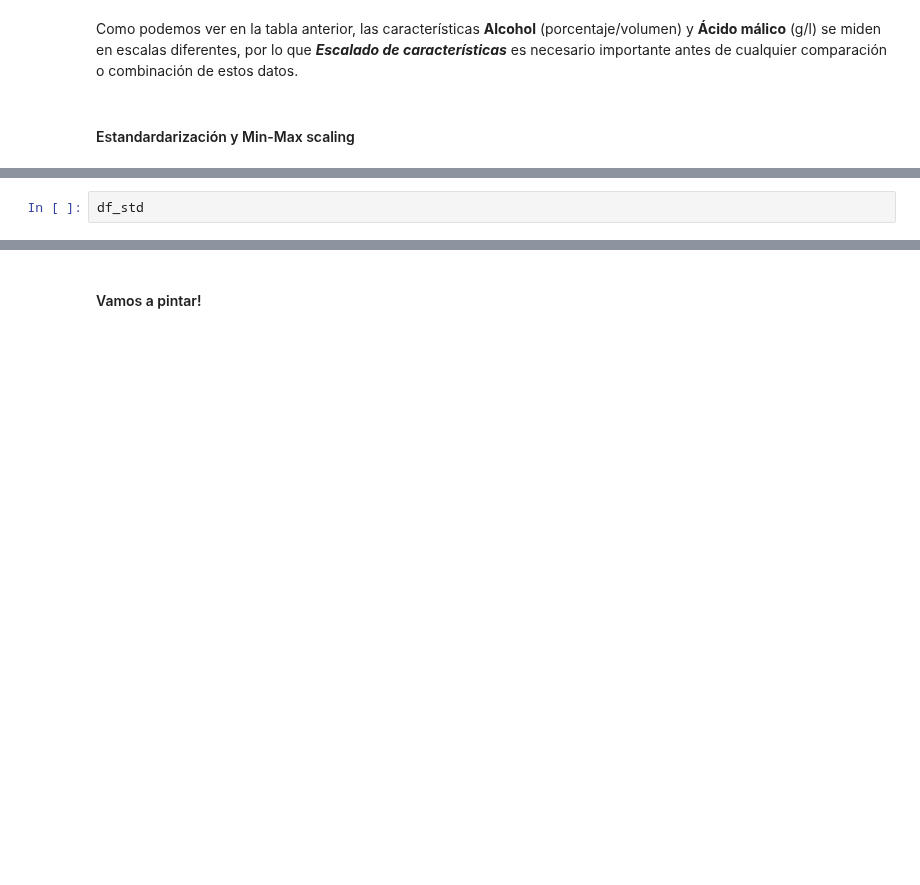
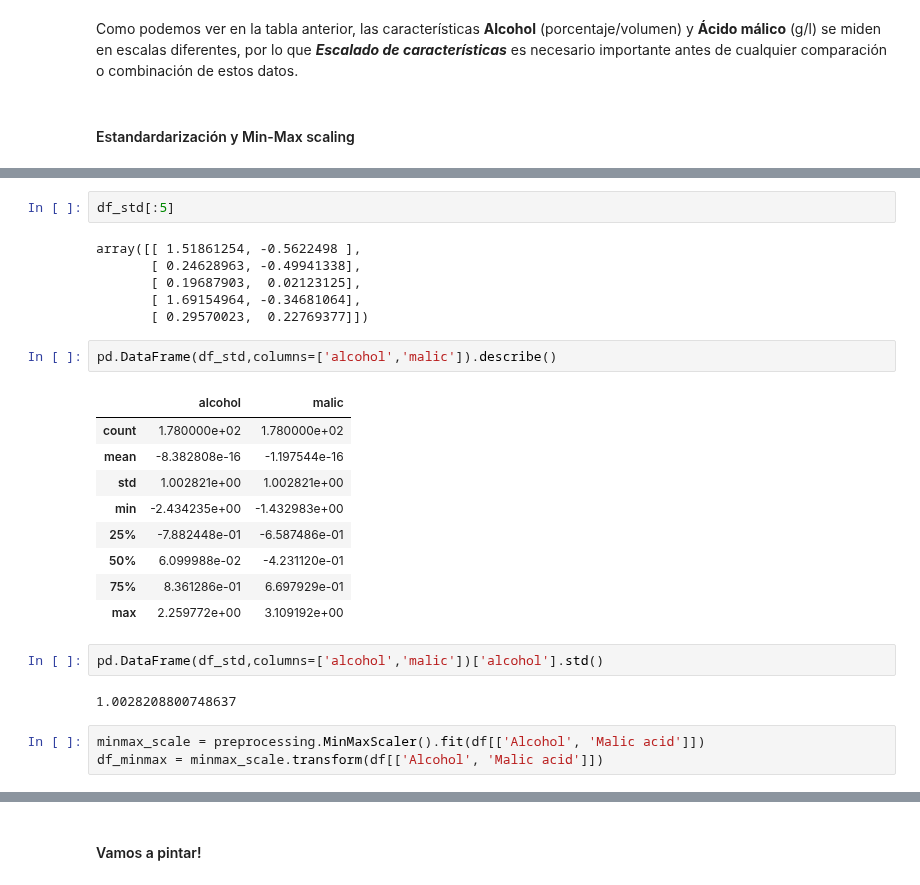
Before and after one commit to isotomor/DSPT_TBS_SVL_0922, a Jupyter notebook: 2-Data Analytics/7-Feature_engineering/3-Numerical Features/Numerical_Features-Data Analysis.ipynb, the cells around one changed output, grey strips where cells are left out. Cells and saved outputs as stored; diff of their text form; blank space fills up the shorter version.

```diff
--- a/2-Data Analytics/7-Feature_engineering/3-Numerical Features/Numerical_Features-Data Analysis.ipynb
+++ b/2-Data Analytics/7-Feature_engineering/3-Numerical Features/Numerical_Features-Data Analysis.ipynb
@@ -134,2 +189,27 @@ df_minmax = minmax_scale.transform(df[['Alcohol', 'Malic acid']])
 # %%
-df_std
+df_std[:5]
+# %% [output]
+array([[ 1.51861254, -0.5622498 ],
+       [ 0.24628963, -0.49941338],
+       [ 0.19687903,  0.02123125],
+       [ 1.69154964, -0.34681064],
+       [ 0.29570023,  0.22769377]])
+# %%
+pd.DataFrame(df_std,columns=['alcohol','malic']).describe()
+# %% [output]
+|  | alcohol | malic |
+| count | 1.780000e+02 | 1.780000e+02 |
+| mean | -8.382808e-16 | -1.197544e-16 |
+| std | 1.002821e+00 | 1.002821e+00 |
+| min | -2.434235e+00 | -1.432983e+00 |
+| 25% | -7.882448e-01 | -6.587486e-01 |
+| 50% | 6.099988e-02 | -4.231120e-01 |
+| 75% | 8.361286e-01 | 6.697929e-01 |
+| max | 2.259772e+00 | 3.109192e+00 |
+# %%
+pd.DataFrame(df_std,columns=['alcohol','malic'])['alcohol'].std()
+# %% [output]
+1.0028208800748637
+# %%
+minmax_scale = preprocessing.MinMaxScaler().fit(df[['Alcohol', 'Malic acid']])
+df_minmax = minmax_scale.transform(df[['Alcohol', 'Malic acid']])
```
Also changed, not shown: parts of 35 cells of this notebook.
